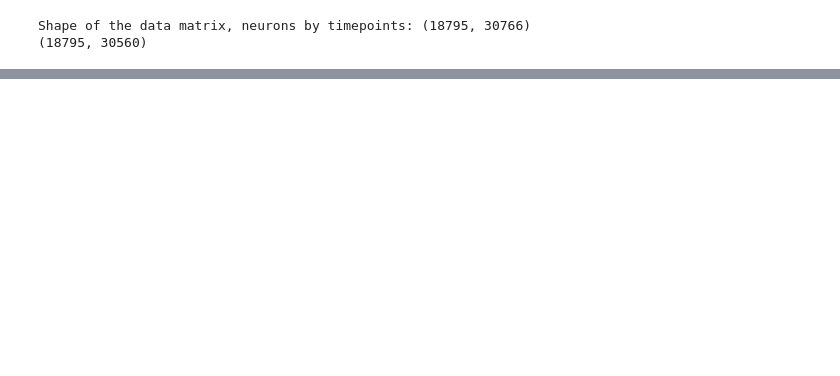
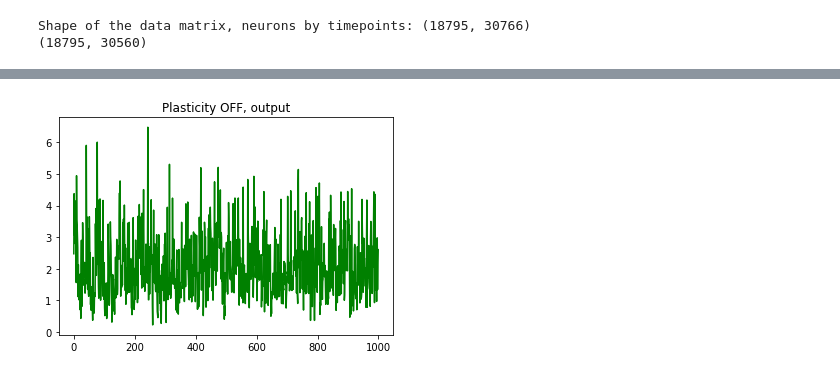
Before and after one commit to mariakesa/neuromatch2020, a Jupyter notebook: SlidingThreshold.ipynb, the cells around one changed output, grey strips where cells are left out. Drawn from its saved outputs; the diff is of its cells as text; code cells hidden in the pictures; blank space fills up the shorter version.

```diff
--- a/SlidingThreshold.ipynb
+++ b/SlidingThreshold.ipynb
@@ -64,3 +66,14 @@ input_patterns=sc.fit_transform(input_patterns)
+# %%
+weights=weights.flatten()
+v_lst=[np.dot(weights,input_patterns[:,0])]
+for j in range(1,30560):
+    v_lst.append(np.dot(weights,input_patterns[:,j]))
+plt.plot(v_lst[:1000],color='g')
+plt.title('Plasticity OFF, output')
+plt.show()
+v_lst=np.array(v_lst)
+# %% [output]
+[figure, added]
 # %%
 def gain_function(x):
         #x=np.array(x)
```
Also changed, not shown: parts of 8 cells of this notebook.
